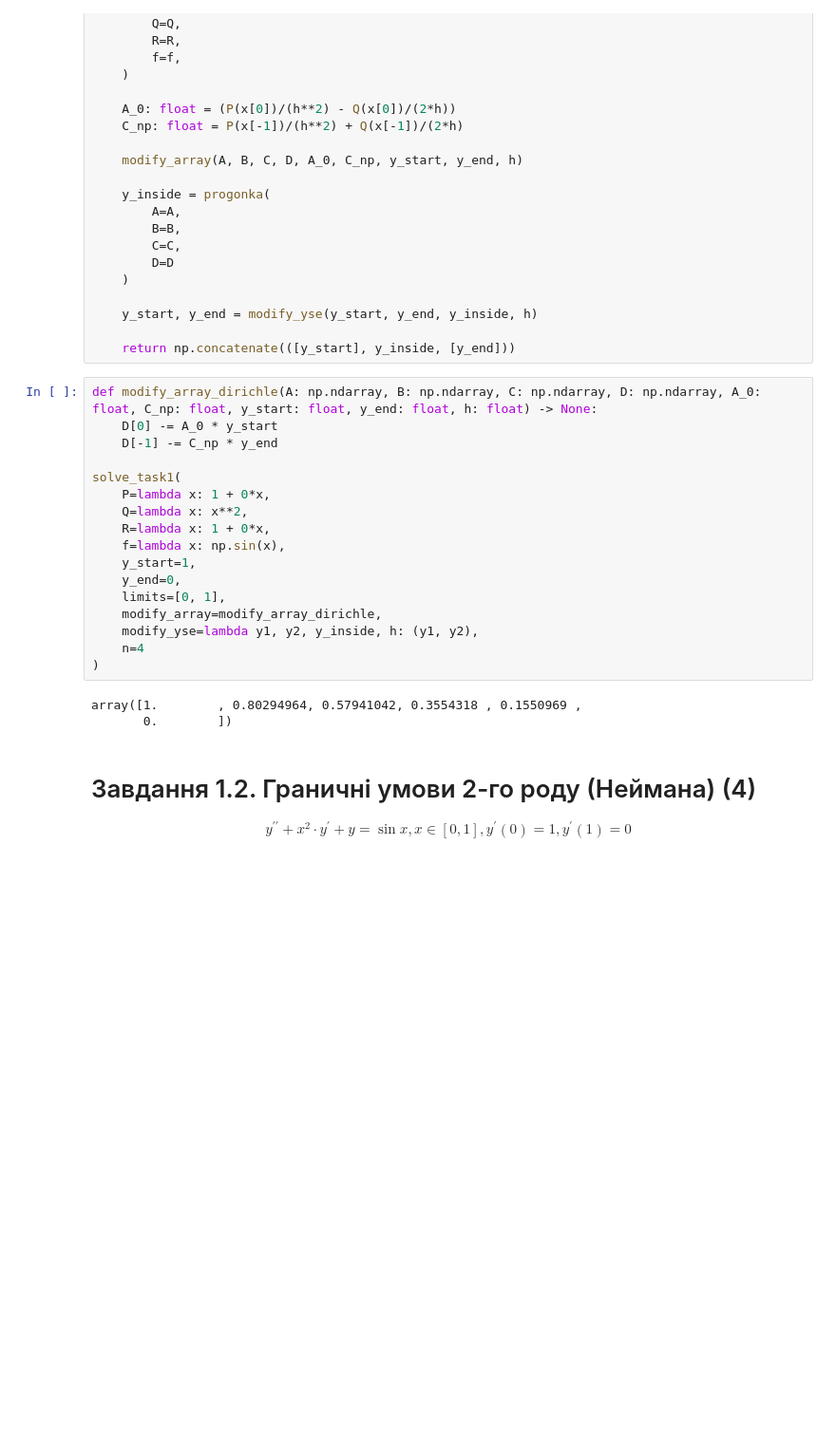
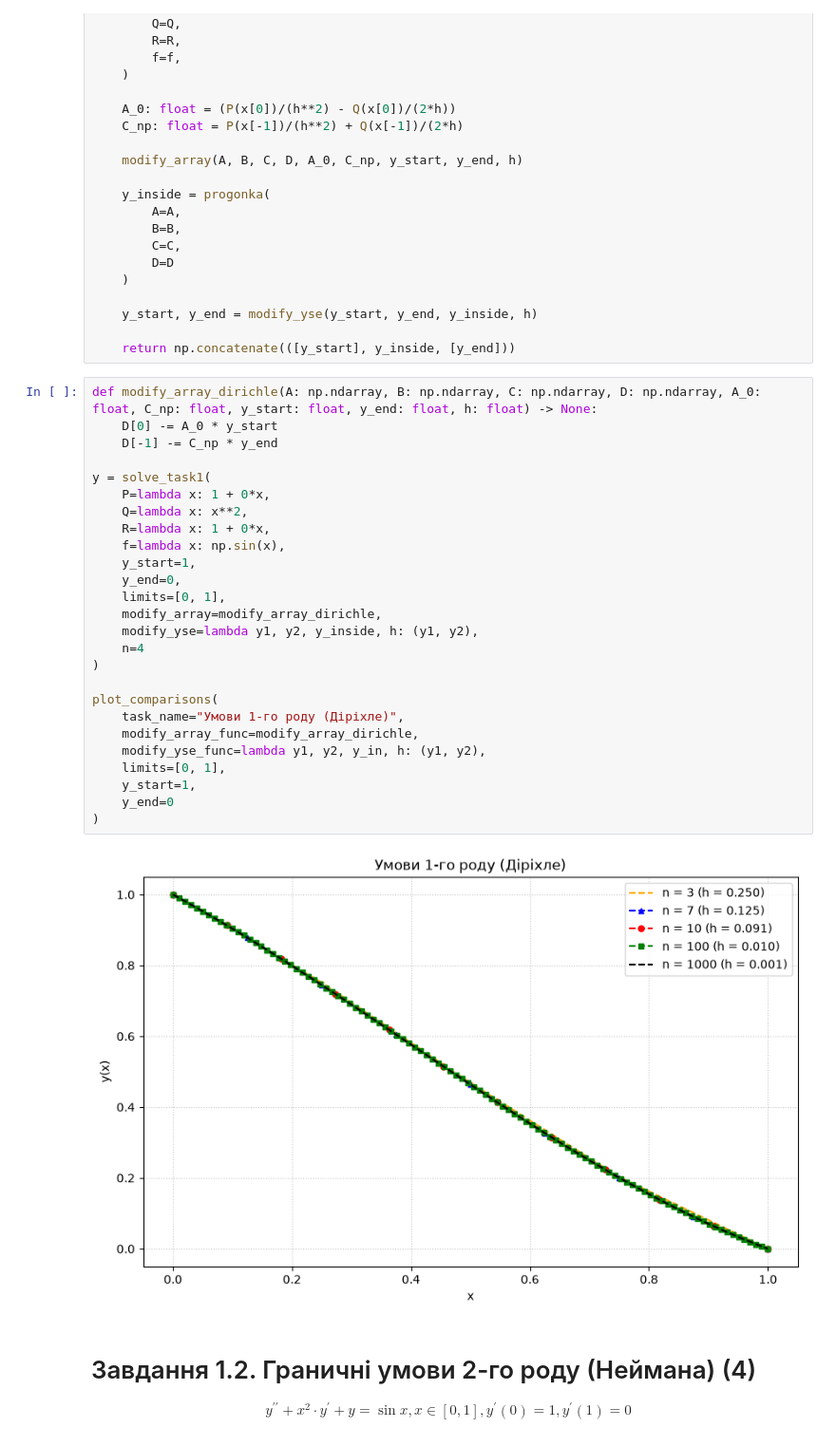
Before and after one commit to KlymentievMaksym/BMMNS, a Jupyter notebook: labs/lab1/lab1.ipynb, the cells around one changed output. Shown at 95% size. Saved outputs shown, nothing was run; the diff lists cells and outputs as text; blank space fills up the shorter version.

Commit message:
feat(lab 1): visual and task 4

```diff
--- a/labs/lab1/lab1.ipynb
+++ b/labs/lab1/lab1.ipynb
@@ -207,23 +253,31 @@ def solve_task1(
 # %%
 def modify_array_dirichle(A: np.ndarray, B: np.ndarray, C: np.ndarray, D: np.ndarray, A_0: float, C_np: float, y_start: float, y_end: float, h: float) -> None:
     D[0] -= A_0 * y_start
     D[-1] -= C_np * y_end
 
-solve_task1(
+y = solve_task1(
     P=lambda x: 1 + 0*x,
     Q=lambda x: x**2,
     R=lambda x: 1 + 0*x,
     f=lambda x: np.sin(x),
     y_start=1,
     y_end=0,
     limits=[0, 1],
     modify_array=modify_array_dirichle,
     modify_yse=lambda y1, y2, y_inside, h: (y1, y2),
     n=4
 )
+
+plot_comparisons(
+    task_name="Умови 1-го роду (Діріхле)",
+    modify_array_func=modify_array_dirichle,
+    modify_yse_func=lambda y1, y2, y_in, h: (y1, y2),
+    limits=[0, 1],
+    y_start=1,
+    y_end=0
+)
 # %% [output]
-array([1.        , 0.80294964, 0.57941042, 0.3554318 , 0.1550969 ,
-       0.        ])
+[figure, added]
 # %% [markdown]
 # Завдання 1.2. Граничні умови 2-го роду (Неймана) (4)
 $$ y^{\prime\prime} + x^2 \cdot y^{\prime} + y = \sin{x}, x \in \left[ 0, 1 \right], y^{\prime}\left( 0 \right) = 1, y^{\prime}\left( 1 \right) = 0 $$
```
Also changed, not shown: parts of 5 cells of this notebook.
